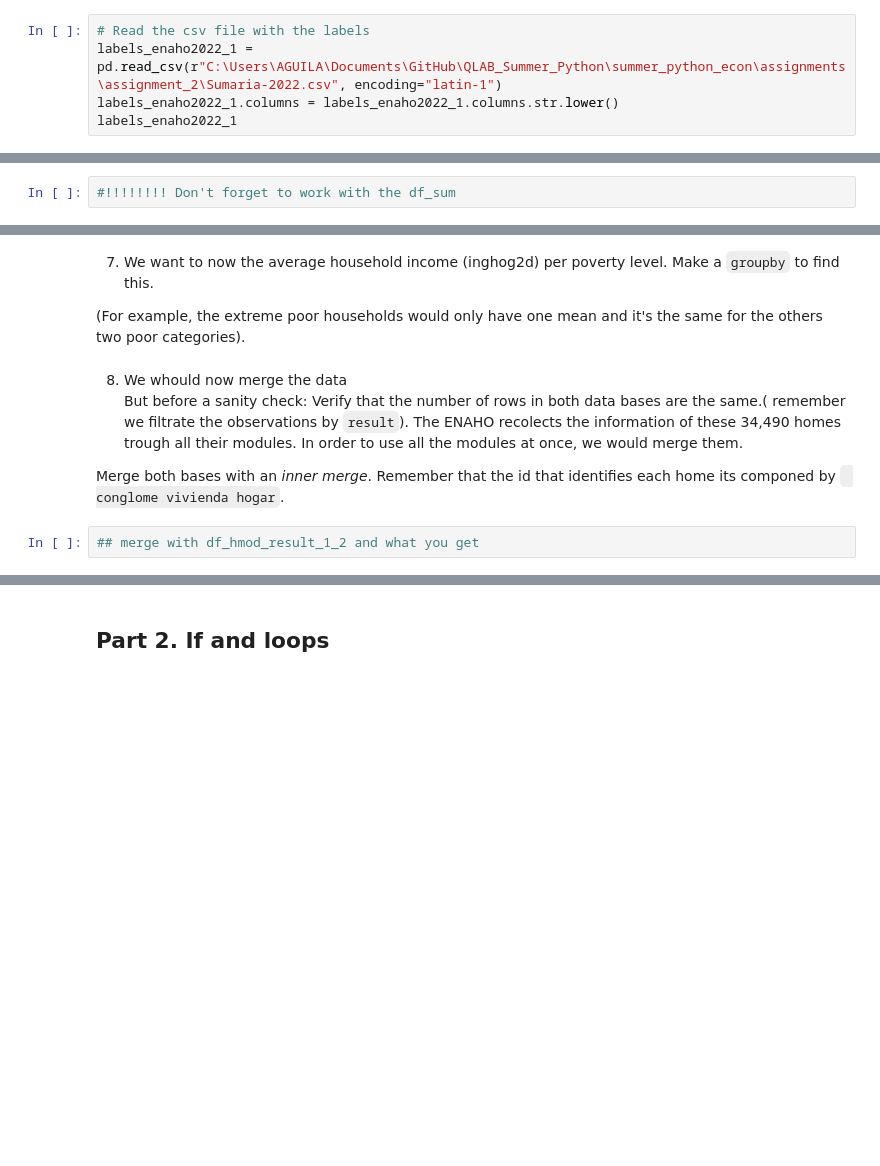
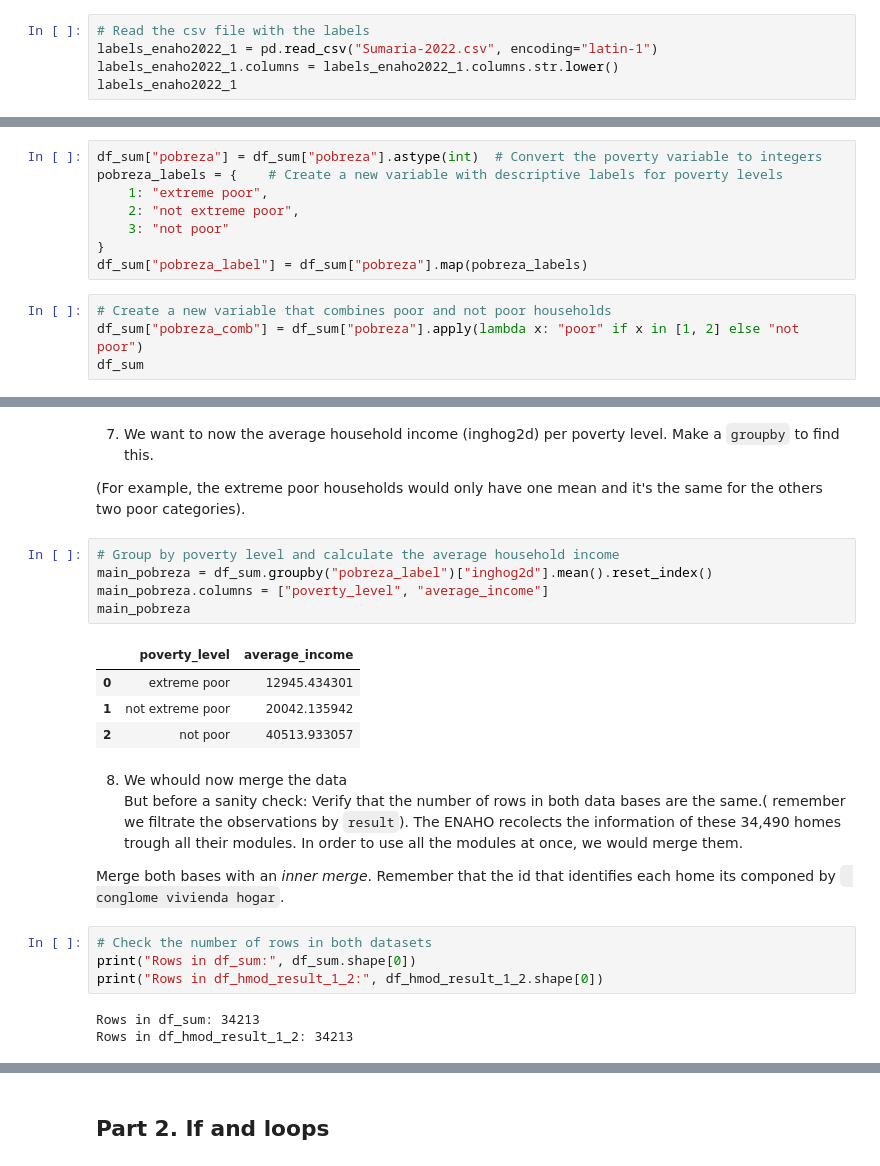
Before and after one commit to QLAB-Courses/summer_python_econ, a Jupyter notebook: assignments/assignment_2/Assignment_2_group1_2025.ipynb, the cells around one changed output, grey strips where cells are left out. Drawn from its saved outputs; the diff is of its cells as text; blank space fills up the shorter version.

```diff
--- a/assignments/assignment_2/Assignment_2_group1_2025.ipynb
+++ b/assignments/assignment_2/Assignment_2_group1_2025.ipynb
@@ -51,7 +51,7 @@ enaho2022_1
 44122 rows × 324 columns
 # %%
 # Read the csv file with the labels
-labels_enaho2022_1 = pd.read_csv(r"C:\Users\AGUILA\Documents\GitHub\QLAB_Summer_Python\summer_python_econ\assignments\assignment_2\Sumaria-2022.csv", encoding="latin-1")
+labels_enaho2022_1 = pd.read_csv("Sumaria-2022.csv", encoding="latin-1")
 labels_enaho2022_1.columns = labels_enaho2022_1.columns.str.lower()
 labels_enaho2022_1
 # %% [output]
@@ -210,4 +210,14 @@ Using this variable , make two more:
 1. A variable that says  `'extreme poor'`, `' not extreme poor'` and `'not poor '` instead of 1,2,3.
 2. A variable that has `'poor'` and  `'not poor'` (or one that combines the poor and not extreme poor households).
 # %%
-#!!!!!!!! Don't forget to work with the df_sum
+df_sum["pobreza"] = df_sum["pobreza"].astype(int)  # Convert the poverty variable to integers
+pobreza_labels = {    # Create a new variable with descriptive labels for poverty levels
+    1: "extreme poor",
+    2: "not extreme poor",
+    3: "not poor"
+}
+df_sum["pobreza_label"] = df_sum["pobreza"].map(pobreza_labels)
+# %%
+# Create a new variable that combines poor and not poor households
+df_sum["pobreza_comb"] = df_sum["pobreza"].apply(lambda x: "poor" if x in [1, 2] else "not poor")
+df_sum
@@ -215,10 +239,25 @@ Using this variable , make two more:
 7. We want to now the average household income (inghog2d) per poverty level. Make a `groupby` to find this.
 
 (For example, the extreme poor households would only have one mean and it's the same for the others two  poor categories).
+# %%
+# Group by poverty level and calculate the average household income
+main_pobreza = df_sum.groupby("pobreza_label")["inghog2d"].mean().reset_index()
+main_pobreza.columns = ["poverty_level", "average_income"]
+main_pobreza
+# %% [output]
+|  | poverty_level | average_income |
+| 0 | extreme poor | 12945.434301 |
+| 1 | not extreme poor | 20042.135942 |
+| 2 | not poor | 40513.933057 |
 # %% [markdown]
 8. We whould now merge the data
 But before a sanity check: Verify that the number of rows in both data bases are the same.( remember we filtrate the observations  by  `result`).  The ENAHO  recolects the information of these 34,490 homes trough all their modules. In order to use all the modules at once, we would merge them.
 
 Merge both bases with an _inner merge_. Remember that the id that identifies each home its componed by  ` conglome vivienda hogar`.
 # %%
-## merge with df_hmod_result_1_2 and what you get
+# Check the number of rows in both datasets
+print("Rows in df_sum:", df_sum.shape[0])
+print("Rows in df_hmod_result_1_2:", df_hmod_result_1_2.shape[0])
+# %% [output]
+Rows in df_sum: 34213
+Rows in df_hmod_result_1_2: 34213
```
Also changed, not shown: parts of 4 cells of this notebook.
